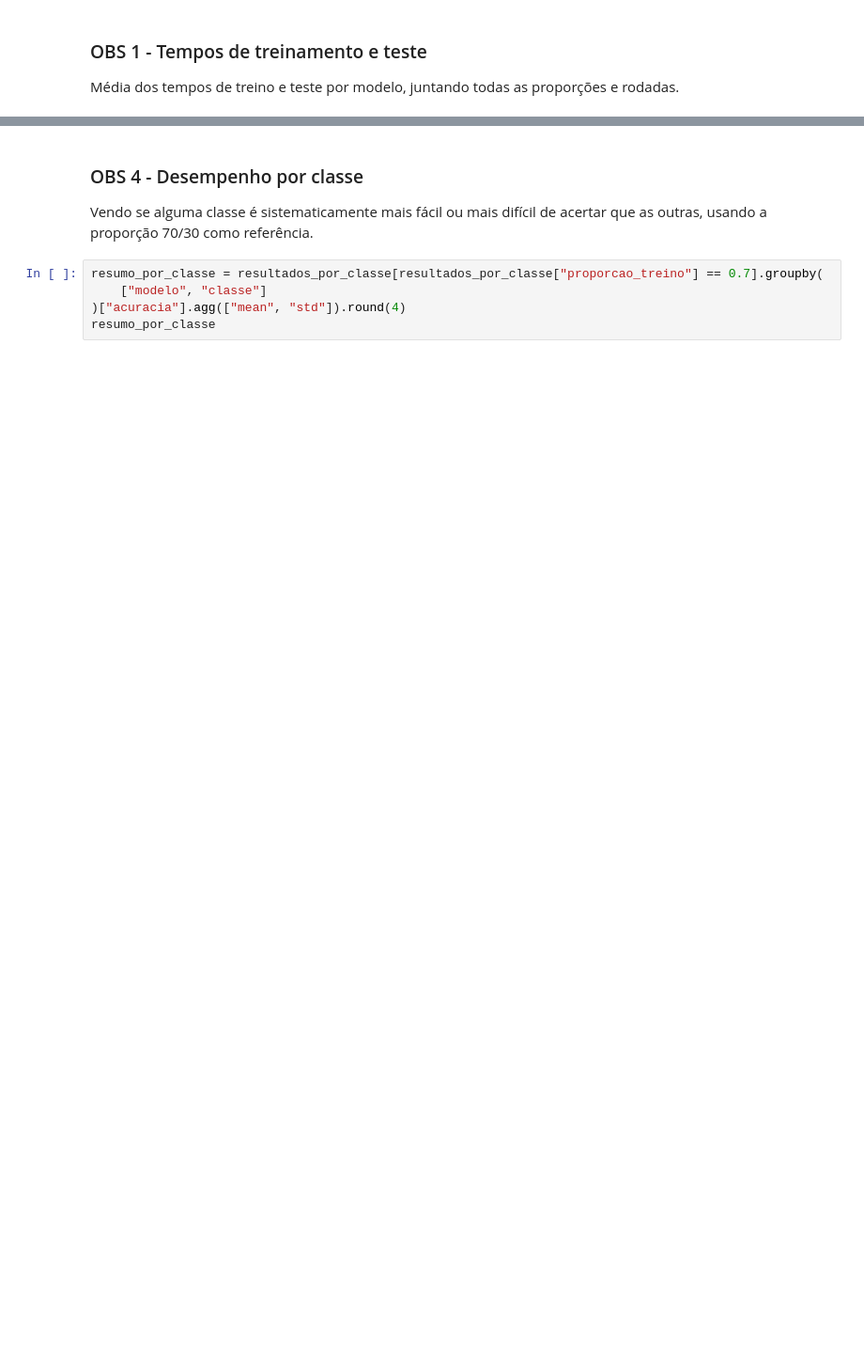
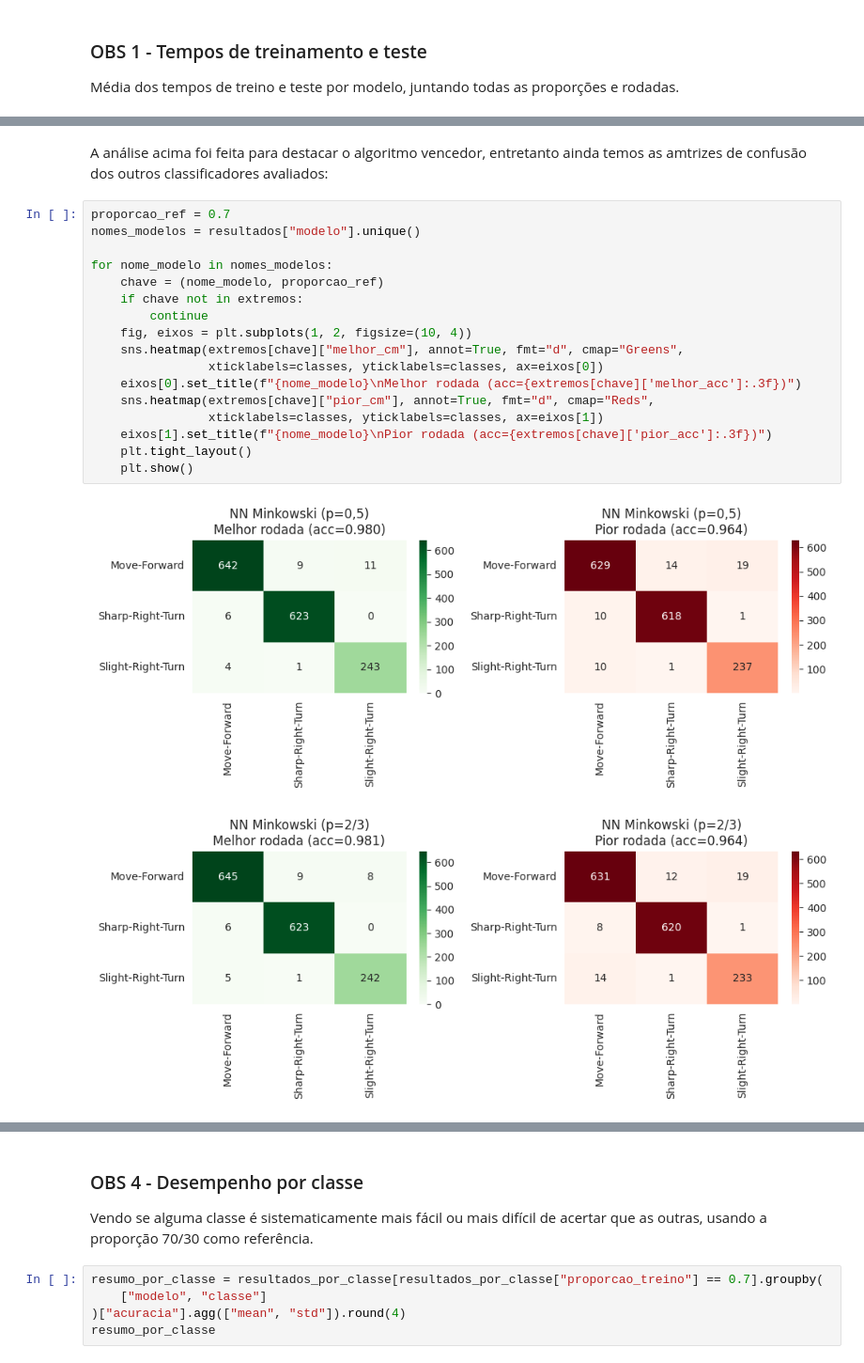
Before and after one commit to NatanielMarques14/trabalhos-computacionais-reconhecimento-padroes, a Jupyter notebook: notebooks/tc1/TC1_wall_following.ipynb, the cells around one changed output, grey strips where cells are left out. Shown at 94% size. Cells and saved outputs as stored; diff of their text form; blank space fills up the shorter version.

```diff
--- a/notebooks/tc1/TC1_wall_following.ipynb
+++ b/notebooks/tc1/TC1_wall_following.ipynb
@@ -355,0 +583,22 @@ plt.show()
+# %% [markdown]
+A análise acima foi feita para destacar o algoritmo vencedor, entretanto ainda temos as amtrizes de confusão dos outros classificadores avaliados:
+# %%
+proporcao_ref = 0.7
+nomes_modelos = resultados["modelo"].unique()
+
+for nome_modelo in nomes_modelos:
+    chave = (nome_modelo, proporcao_ref)
+    if chave not in extremos:
+        continue
+    fig, eixos = plt.subplots(1, 2, figsize=(10, 4))
+    sns.heatmap(extremos[chave]["melhor_cm"], annot=True, fmt="d", cmap="Greens",
+                xticklabels=classes, yticklabels=classes, ax=eixos[0])
+    eixos[0].set_title(f"{nome_modelo}\nMelhor rodada (acc={extremos[chave]['melhor_acc']:.3f})")
+    sns.heatmap(extremos[chave]["pior_cm"], annot=True, fmt="d", cmap="Reds",
+                xticklabels=classes, yticklabels=classes, ax=eixos[1])
+    eixos[1].set_title(f"{nome_modelo}\nPior rodada (acc={extremos[chave]['pior_acc']:.3f})")
+    plt.tight_layout()
+    plt.show()
+# %% [output]
+[figure, added]
+[figure, added]
```
Also changed, not shown: parts of 22 cells of this notebook, 6 other files.
